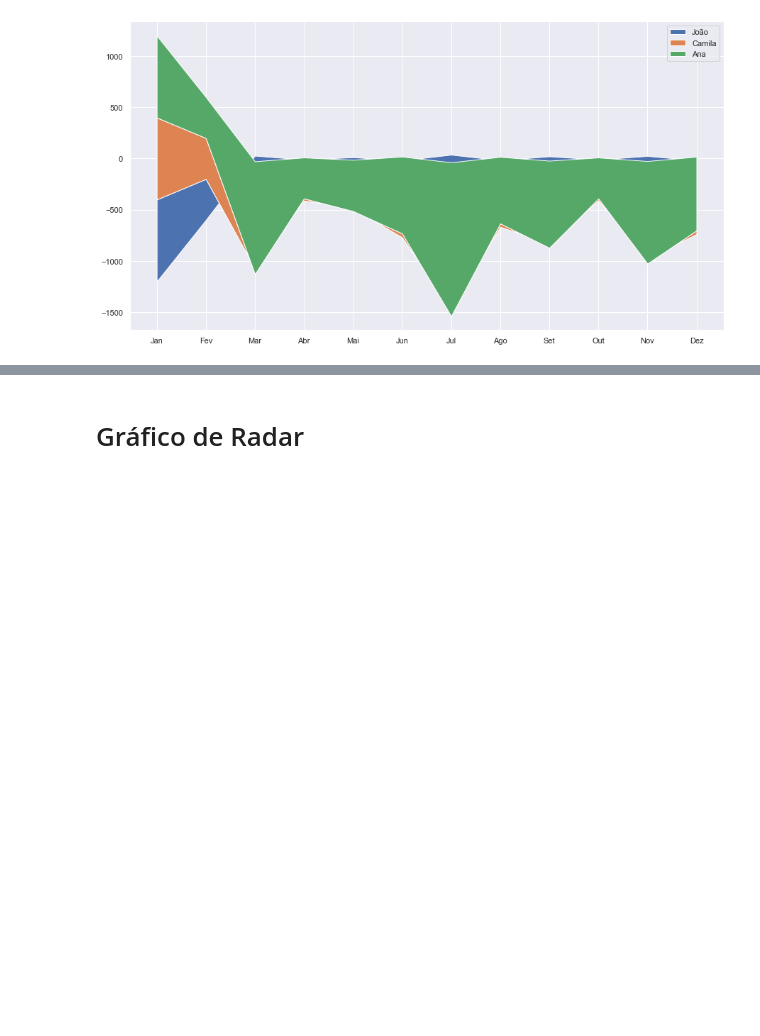
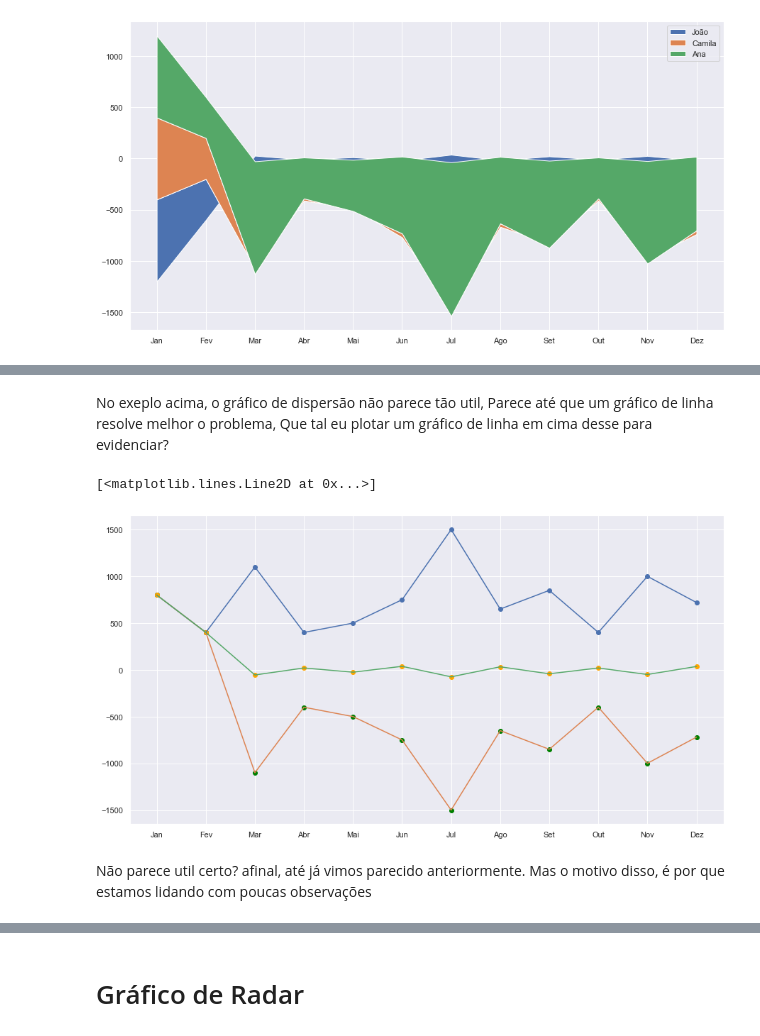
Before and after one commit to Wolfgang-Amadeus-Mozart/Analise_de_dados_Geral, a Jupyter notebook: Data Visualization com python/Data_Visualization.ipynb, the cells around one changed output, grey strips where cells are left out. Drawn from its saved outputs; the diff is of its cells as text; code cells hidden in the pictures; blank space fills up the shorter version.

```diff
--- a/Data Visualization com python/Data_Visualization.ipynb
+++ b/Data Visualization com python/Data_Visualization.ipynb
@@ -321,0 +360,17 @@ plt.legend()
+# %% [markdown]
+No exeplo acima, o gráfico de dispersão não parece tão util, Parece até que um gráfico de linha resolve melhor o problema,
+Que tal eu plotar um gráfico de linha em cima desse para evidenciar?
+# %%
+plt.scatter(x ='Mês', y = 'Ana', data = df)
+plt.scatter(x ='Mês', y = 'Joao', data = df, c='green')
+plt.scatter(x ='Mês', y = 'Camila', data = df, c='orange')
+
+plt.plot(df['Ana'])
+plt.plot(df['Joao'])
+plt.plot(df['Camila'])
+# %% [output]
+[<matplotlib.lines.Line2D at 0x...>]
+[figure, added]
+# %% [markdown]
+Não parece util certo? afinal, até já vimos parecido anteriormente.
+Mas o motivo disso, é por que estamos lidando com poucas observações
```
Also changed, not shown: parts of 27 cells of this notebook.
